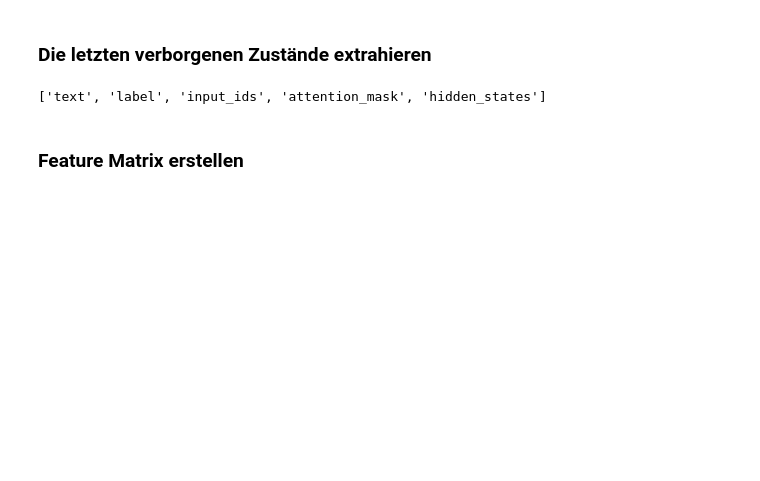
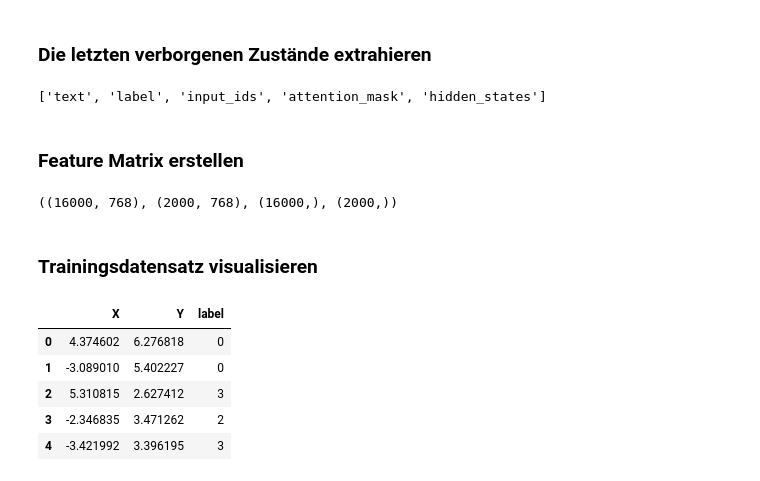
Before and after one commit to Sangeeths11/TwitterClassification, a Jupyter notebook: twitterClassification.ipynb, the cells around one changed output. Cells and saved outputs as stored; diff of their text form; code cells hidden in the pictures; blank space fills up the shorter version.

```diff
--- a/twitterClassification.ipynb
+++ b/twitterClassification.ipynb
@@ -159,9 +168,27 @@ emotions_hidden["train"].column_names
 # %% [markdown]
 ### Feature Matrix erstellen
 # %%
-X_train = emotions_hidden["train"]["hidden_states"]
-X_valid = emotions_hidden["validation"]["hidden_states"]
-y_train = emotions_hidden["train"]["label"]
-y_valid = emotions_hidden["validation"]["label"]
+X_train = np.array(emotions_hidden["train"]["hidden_states"])
+X_valid = np.array(emotions_hidden["validation"]["hidden_states"])
+y_train = np.array(emotions_hidden["train"]["label"])
+y_valid = np.array(emotions_hidden["validation"]["label"])
 
 X_train.shape, X_valid.shape, y_train.shape, y_valid.shape
+# %% [output]
+((16000, 768), (2000, 768), (16000,), (2000,))
+# %% [markdown]
+### Trainingsdatensatz visualisieren
+# %%
+X_scaled = MinMaxScaler().fit_transform(X_train)
+mapper = UMAP(n_components=2, metric="cosine").fit(X_scaled)
+
+df_emb = pd.DataFrame(mapper.transform(X_scaled), columns=["X", "Y"])
+df_emb["label"] = y_train
+df_emb.head()
+# %% [output]
+|  | X | Y | label |
+| 0 | 4.374602 | 6.276818 | 0 |
+| 1 | -3.089010 | 5.402227 | 0 |
+| 2 | 5.310815 | 2.627412 | 3 |
+| 3 | -2.346835 | 3.471262 | 2 |
+| 4 | -3.421992 | 3.396195 | 3 |
```
Also changed, not shown: parts of 28 cells of this notebook.
